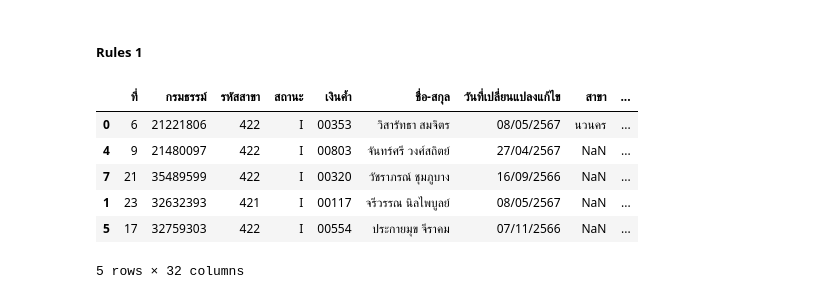
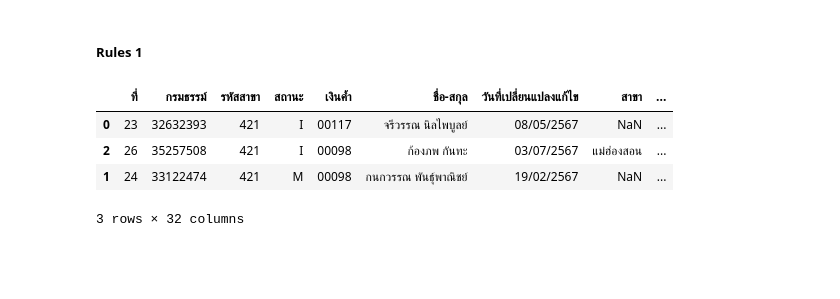
Before and after one commit to CCharoenchai/Rules-Desktop, a Jupyter notebook: 01_changeaddr.ipynb, the cells around one changed output. Drawn from its saved outputs; the diff is of its cells as text; code cells hidden in the pictures; blank space fills up the shorter version.

```diff
--- a/01_changeaddr.ipynb
+++ b/01_changeaddr.ipynb
@@ -15,6 +15,6 @@ path = r'C:\Users\charoenchai.chu\Desktop\Rules\สาขาแม่ฮ่อ
 file_name00 = '421'
 
 file_path00 = os.path.join(path, file_name00 + '.xlsx')
-df0=pd.read_excel(file_path00 , skiprows= 4)
-df0['รหัสสาขา'] = file_name00
+df=pd.read_excel(file_path00 , skiprows= 4)
+df['รหัสสาขา'] = file_name00
 # %%
@@ -28,6 +28,6 @@ df1['รหัสสาขา'] = file_name01
 # %%
 # ชือ่ field เดียวกันเอาข้อมุลมาต่อข้างล่าง
-df = pd.concat([df0, df1], ignore_index=True)
+# df = pd.concat([df0, df1], ignore_index=True)
 # %%
 # ตั้งชื่อ field ใหม่ทั้งหมด
 new_column_names = ['ที่', 'กรมธรรม์', 'สถานะ', 'เงินค้ำ' ,'ชื่อ-สกุล', 'วันที่เปลี่ยนแปลงแก้ไข', 'สาขา', 'ชื่อ-สกุลผู้เปลี่ยน', 'ที่อยู่เดิม' ,'ไปรษณีย์เดิม',
@@ -253,15 +251,13 @@ Rules1_df['review_วันที่จ่ายเงิน'] = Rules1_df['revi
 # %%
 Rules1_df['จำนวนเงิน'] = Rules1_df['จำนวนเงิน'].str.replace(',', '').astype(float)
 Rules1_df = Rules1_df.sort_values(by=['Rules', 'จำนวนเงิน'], ascending=[True, False])
-Rules1_df.head()
+# Rules1_df.head()
 # %% [output]
 |  | ที่ | กรมธรรม์ | รหัสสาขา | สถานะ | เงินค้ำ | ชื่อ-สกุล | วันที่เปลี่ยนแปลงแก้ไข | สาขา | ... |
-| 0 | 6 | 21221806 | 422 | I | 00353 | วิสารัทธา สมจิตร | 08/05/2567 | นวนคร | ... |
-| 4 | 9 | 21480097 | 422 | I | 00803 | จันทร์ศรี วงศ์สถิตย์ | 27/04/2567 | NaN | ... |
-| 7 | 21 | 35489599 | 422 | I | 00320 | วัชราภรณ์ ชุมภูบาง | 16/09/2566 | NaN | ... |
-| 1 | 23 | 32632393 | 421 | I | 00117 | จรีวรรณ นิลไพบูลย์ | 08/05/2567 | NaN | ... |
-| 5 | 17 | 32759303 | 422 | I | 00554 | ประกายมุข จีราคม | 07/11/2566 | NaN | ... |
+| 0 | 23 | 32632393 | 421 | I | 00117 | จรีวรรณ นิลไพบูลย์ | 08/05/2567 | NaN | ... |
+| 2 | 26 | 35257508 | 421 | I | 00098 | ก้องภพ กันทะ | 03/07/2567 | แม่ฮ่องสอน | ... |
+| 1 | 24 | 33122474 | 421 | M | 00098 | กนกวรรณ พันธุ์พาณิชย์ | 19/02/2567 | NaN | ... |
-5 rows × 32 columns
+3 rows × 32 columns
 # %%
 # ลบคอลัมน์ 'Rules' ออก
 Rules1_df = Rules1_df.drop(columns=['Rules'])
```
Also changed, not shown: parts of 3 cells of this notebook.
